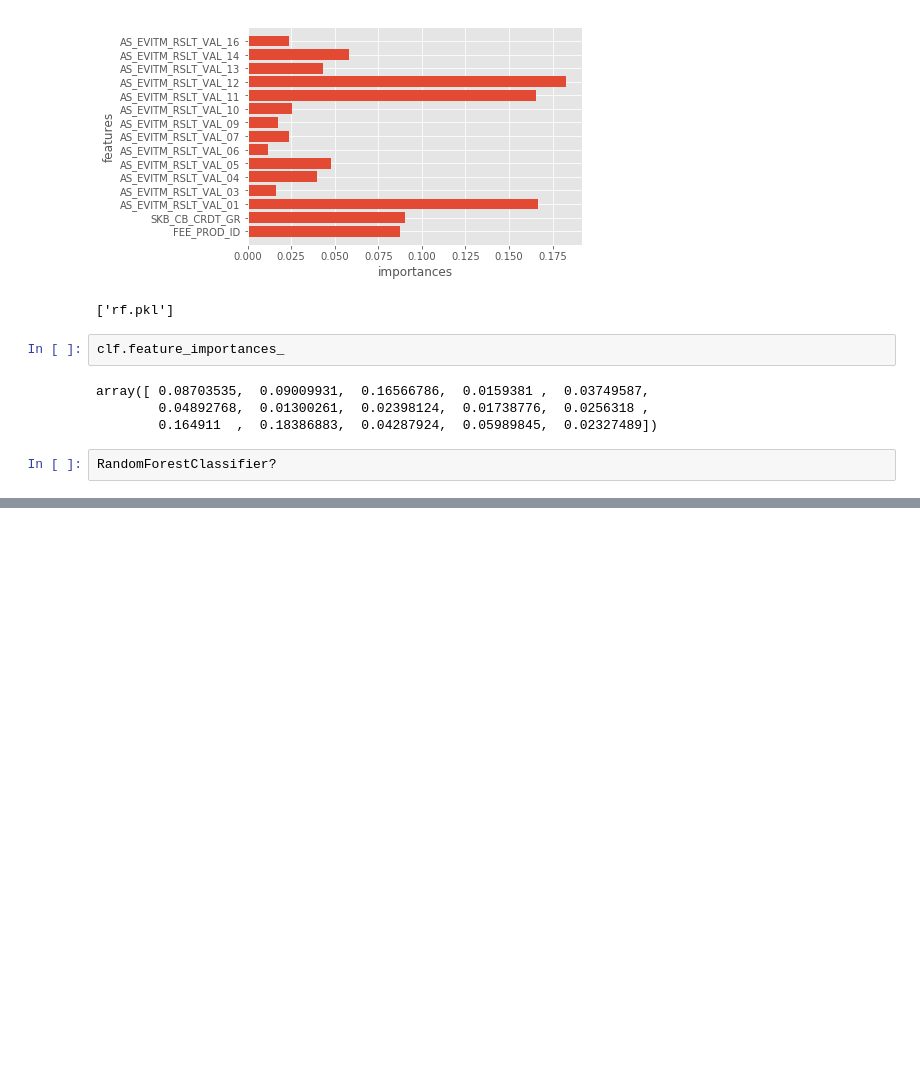
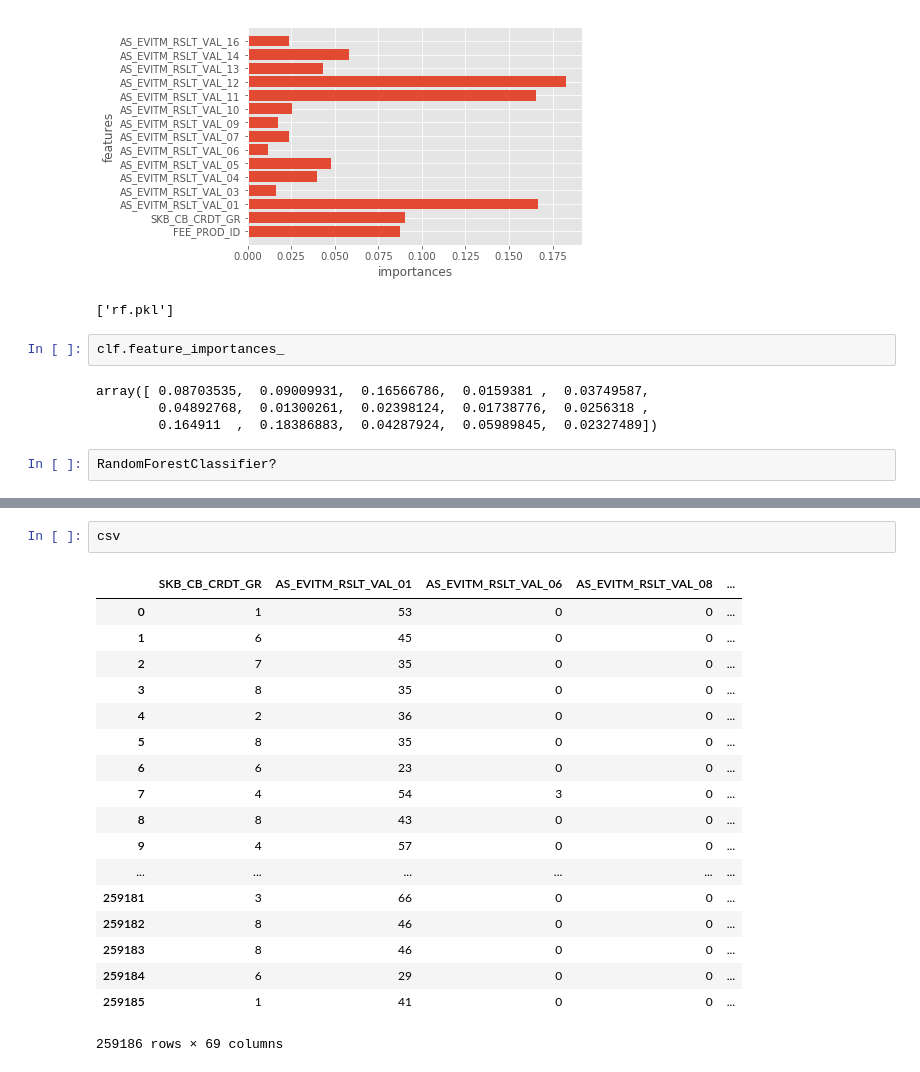
Before and after one commit to ses1430/ascb.ml, a Jupyter notebook: ascb.ipynb, the cells around one changed output, grey strips where cells are left out. Cells and saved outputs as stored; diff of their text form; blank space fills up the shorter version.

```diff
--- a/ascb.ipynb
+++ b/ascb.ipynb
@@ -393,0 +504,21 @@ RandomForestClassifier?
+# %%
+csv
+# %% [output]
+|  | SKB_CB_CRDT_GR | AS_EVITM_RSLT_VAL_01 | AS_EVITM_RSLT_VAL_06 | AS_EVITM_RSLT_VAL_08 | ... |
+| 0 | 1 | 53 | 0 | 0 | ... |
+| 1 | 6 | 45 | 0 | 0 | ... |
+| 2 | 7 | 35 | 0 | 0 | ... |
+| 3 | 8 | 35 | 0 | 0 | ... |
+| 4 | 2 | 36 | 0 | 0 | ... |
+| 5 | 8 | 35 | 0 | 0 | ... |
+| 6 | 6 | 23 | 0 | 0 | ... |
+| 7 | 4 | 54 | 3 | 0 | ... |
+| 8 | 8 | 43 | 0 | 0 | ... |
+| 9 | 4 | 57 | 0 | 0 | ... |
+| ... | ... | ... | ... | ... | ... |
+| 259181 | 3 | 66 | 0 | 0 | ... |
+| 259182 | 8 | 46 | 0 | 0 | ... |
+| 259183 | 8 | 46 | 0 | 0 | ... |
+| 259184 | 6 | 29 | 0 | 0 | ... |
+| 259185 | 1 | 41 | 0 | 0 | ... |
+259186 rows × 69 columns
```
Also changed, not shown: parts of 25 cells of this notebook.
